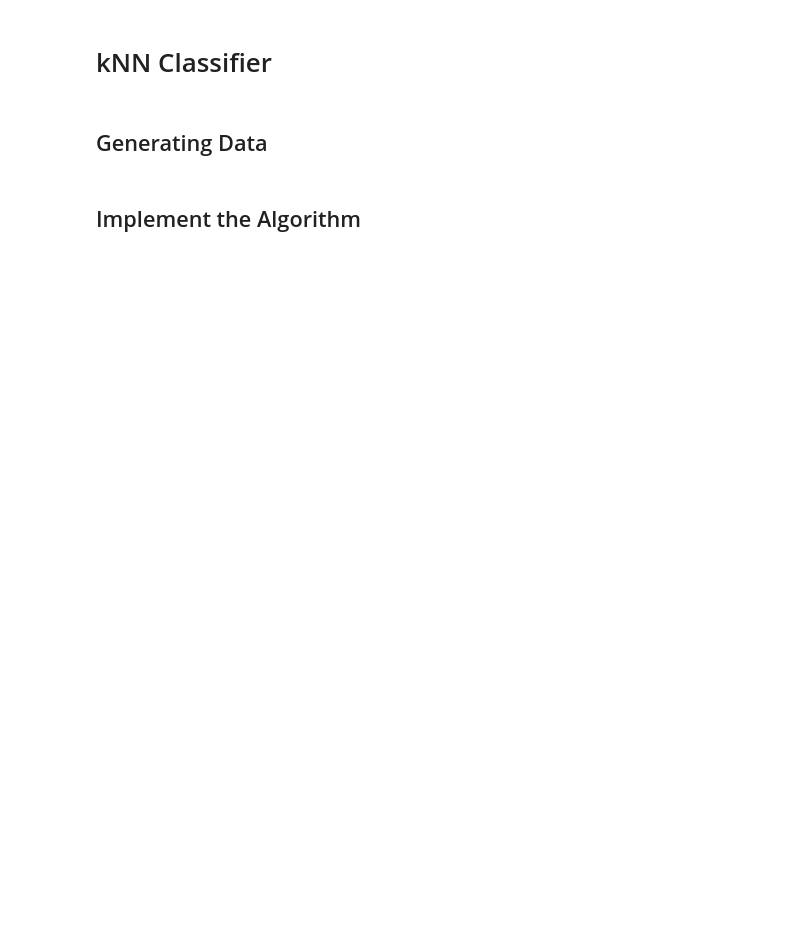
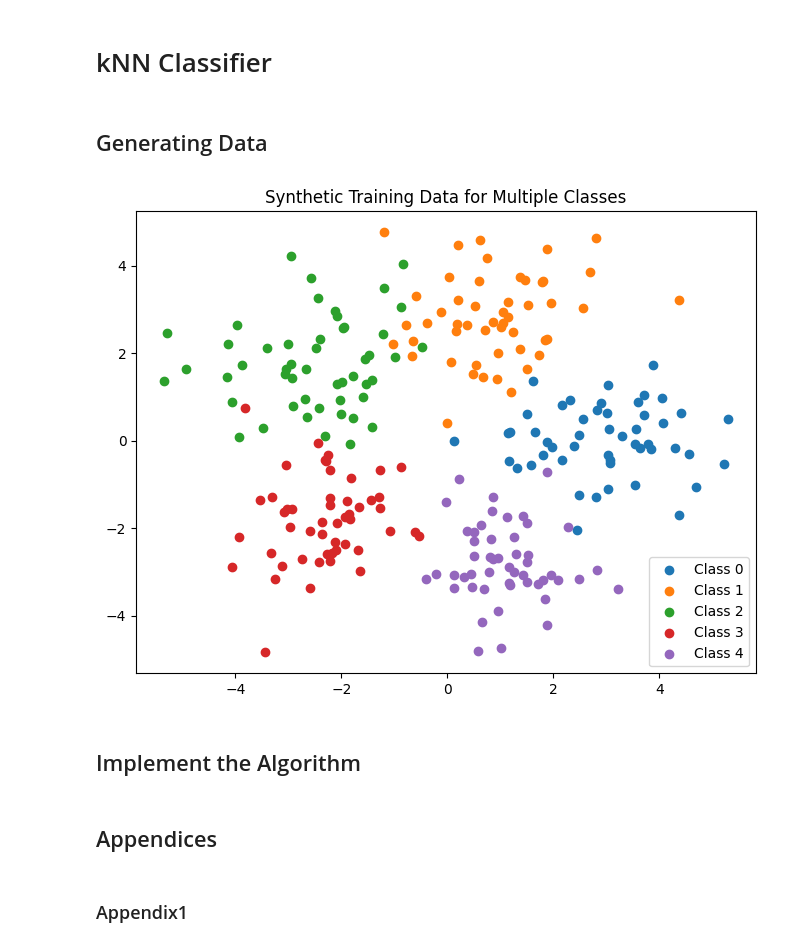
Before and after one commit to Ramtin-BeheshtAeen/intro-to-ml-code, a Jupyter notebook: introduction_to_machine_learning/session-6-KNN.ipynb, the cells around one changed output. Drawn from its saved outputs; the diff is of its cells as text; code cells hidden in the pictures; blank space fills up the shorter version.

Commit message:
added Generating Data section in session-6

```diff
--- a/introduction_to_machine_learning/session-6-KNN.ipynb
+++ b/introduction_to_machine_learning/session-6-KNN.ipynb
@@ -5,7 +6,45 @@ import numpy as np
 # %% [markdown]
 ## Generating Data
-# %%
-def generate_synthetic_data():
+# %%
+def generate_synthetic_data(num_of_classes = 3, num_points_per_class=100, cluster_std=1.0):
+    np.random.seed(40)
+    X     = []
+    y     = []
+    means = []
+
+    for i in range(num_of_classes):
+        angle      = 2 * np.pi * i / num_of_classes
+        radius     = 3
+        mean       = [radius * np.cos(angle), radius * np.sin(angle)]
+        cov        = [[cluster_std, 0],[0, cluster_std]]
+        class_data = np.random.multivariate_normal(mean, cov, num_points_per_class)
+        y         += [i] * num_points_per_class
+
+        X.append(class_data)
+        mean.append(means)
+
+    X = np.vstack(X)
+    y = np.array(y)
+
+    return X, y, means
+# %%
+num_of_classes = 5  # number of classes
+num_points_per_class = 50
+cluster_std = 1.0
+
+X, y, class_means = generate_synthetic_data(num_of_classes =num_of_classes,
+                                     num_points_per_class=num_points_per_class,
+                                     cluster_std=cluster_std)
+
+plt.figure(figsize=(8,6))
+colors = plt.colormaps['tab10'].colors
+for i in range(num_of_classes):
+    plt.scatter(X[y == i, 0], X[y == i, 1], color=colors[i], label=f'Class {i}')#[Appendix1]
+plt.title('Synthetic Training Data for Multiple Classes')
+plt.legend()
+plt.show()
+# %% [output]
+[figure, added]
 # %% [markdown]
 ## Implement the Algorithm
 # %%
@@ -43,3 +82,7 @@ class KnnClassifier:
             predicted_label = np.argmax(counts)
             predictions.append(predicted_label)
         return np.array(predictions)
+# %% [markdown]
+## Appendices
+# %% [markdown]
+### Appendix1
```
Also changed, not shown: parts of 2 cells of this notebook.
